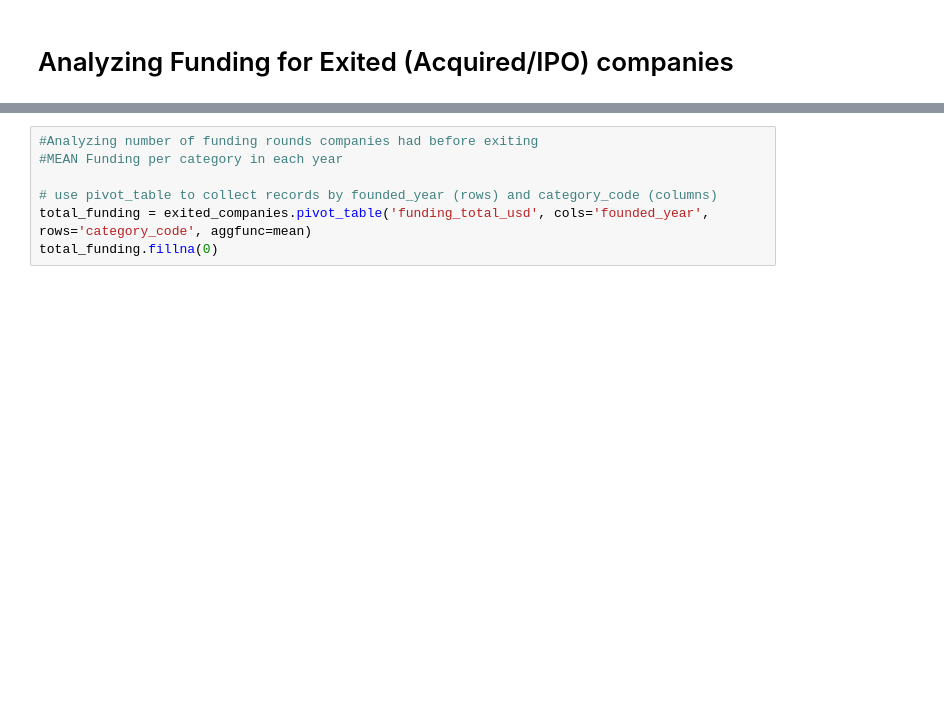
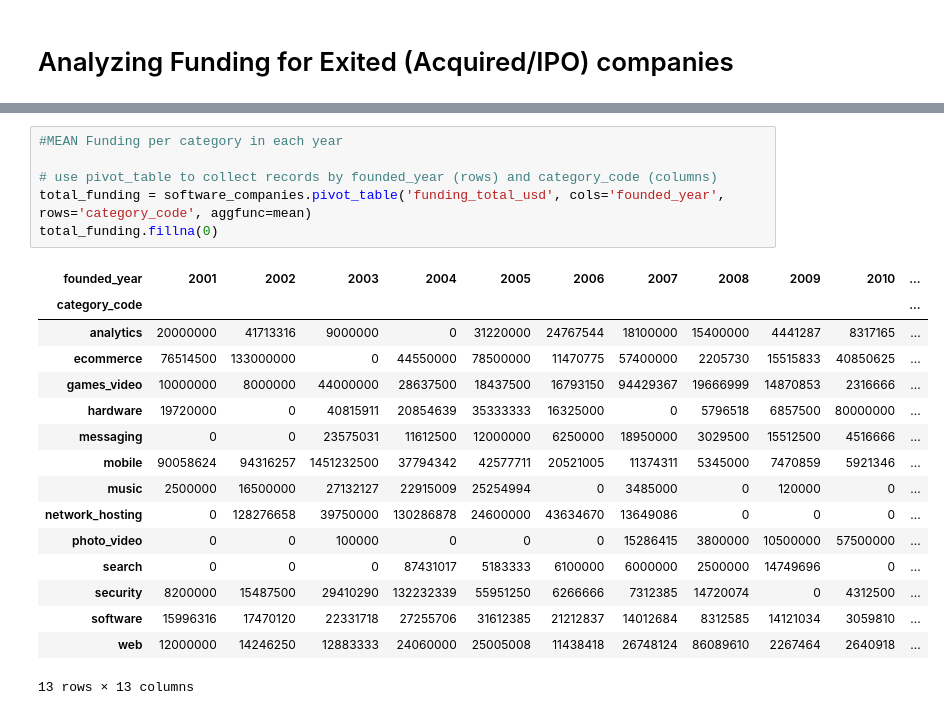
Before and after one commit to prabhamatta/Crunch-It, a Jupyter notebook: Exited_Companies_Exploration.ipynb, the cells around one changed output, grey strips where cells are left out. Cells and saved outputs as stored; diff of their text form; blank space fills up the shorter version.

```diff
--- a/Exited_Companies_Exploration.ipynb
+++ b/Exited_Companies_Exploration.ipynb
@@ -59,8 +111,24 @@ grpby_funding_rounds.sort('funding_rounds',ascending=False).head(10).plot(legend
 # %%
-#Analyzing number of funding rounds companies had before exiting
 #MEAN Funding per category in each year
 
 # use pivot_table to collect records by founded_year (rows) and category_code (columns)
-total_funding = exited_companies.pivot_table('funding_total_usd', cols='founded_year', rows='category_code', aggfunc=mean)
+total_funding = software_companies.pivot_table('funding_total_usd', cols='founded_year', rows='category_code', aggfunc=mean)
 total_funding.fillna(0)
+# %% [output]
+| founded_year | 2001 | 2002 | 2003 | 2004 | 2005 | 2006 | 2007 | 2008 | 2009 | 2010 | ... |
+| category_code |  |  |  |  |  |  |  |  |  |  | ... |
+| analytics | 20000000 | 41713316 | 9000000 | 0 | 31220000 | 24767544 | 18100000 | 15400000 | 4441287 | 8317165 | ... |
+| ecommerce | 76514500 | 133000000 | 0 | 44550000 | 78500000 | 11470775 | 57400000 | 2205730 | 15515833 | 40850625 | ... |
+| games_video | 10000000 | 8000000 | 44000000 | 28637500 | 18437500 | 16793150 | 94429367 | 19666999 | 14870853 | 2316666 | ... |
+| hardware | 19720000 | 0 | 40815911 | 20854639 | 35333333 | 16325000 | 0 | 5796518 | 6857500 | 80000000 | ... |
+| messaging | 0 | 0 | 23575031 | 11612500 | 12000000 | 6250000 | 18950000 | 3029500 | 15512500 | 4516666 | ... |
+| mobile | 90058624 | 94316257 | 1451232500 | 37794342 | 42577711 | 20521005 | 11374311 | 5345000 | 7470859 | 5921346 | ... |
+| music | 2500000 | 16500000 | 27132127 | 22915009 | 25254994 | 0 | 3485000 | 0 | 120000 | 0 | ... |
+| network_hosting | 0 | 128276658 | 39750000 | 130286878 | 24600000 | 43634670 | 13649086 | 0 | 0 | 0 | ... |
+| photo_video | 0 | 0 | 100000 | 0 | 0 | 0 | 15286415 | 3800000 | 10500000 | 57500000 | ... |
+| search | 0 | 0 | 0 | 87431017 | 5183333 | 6100000 | 6000000 | 2500000 | 14749696 | 0 | ... |
+| security | 8200000 | 15487500 | 29410290 | 132232339 | 55951250 | 6266666 | 7312385 | 14720074 | 0 | 4312500 | ... |
+| software | 15996316 | 17470120 | 22331718 | 27255706 | 31612385 | 21212837 | 14012684 | 8312585 | 14121034 | 3059810 | ... |
+| web | 12000000 | 14246250 | 12883333 | 24060000 | 25005008 | 11438418 | 26748124 | 86089610 | 2267464 | 2640918 | ... |
+13 rows × 13 columns
 # %% [markdown]
```
Also changed, not shown: parts of 15 cells of this notebook.
